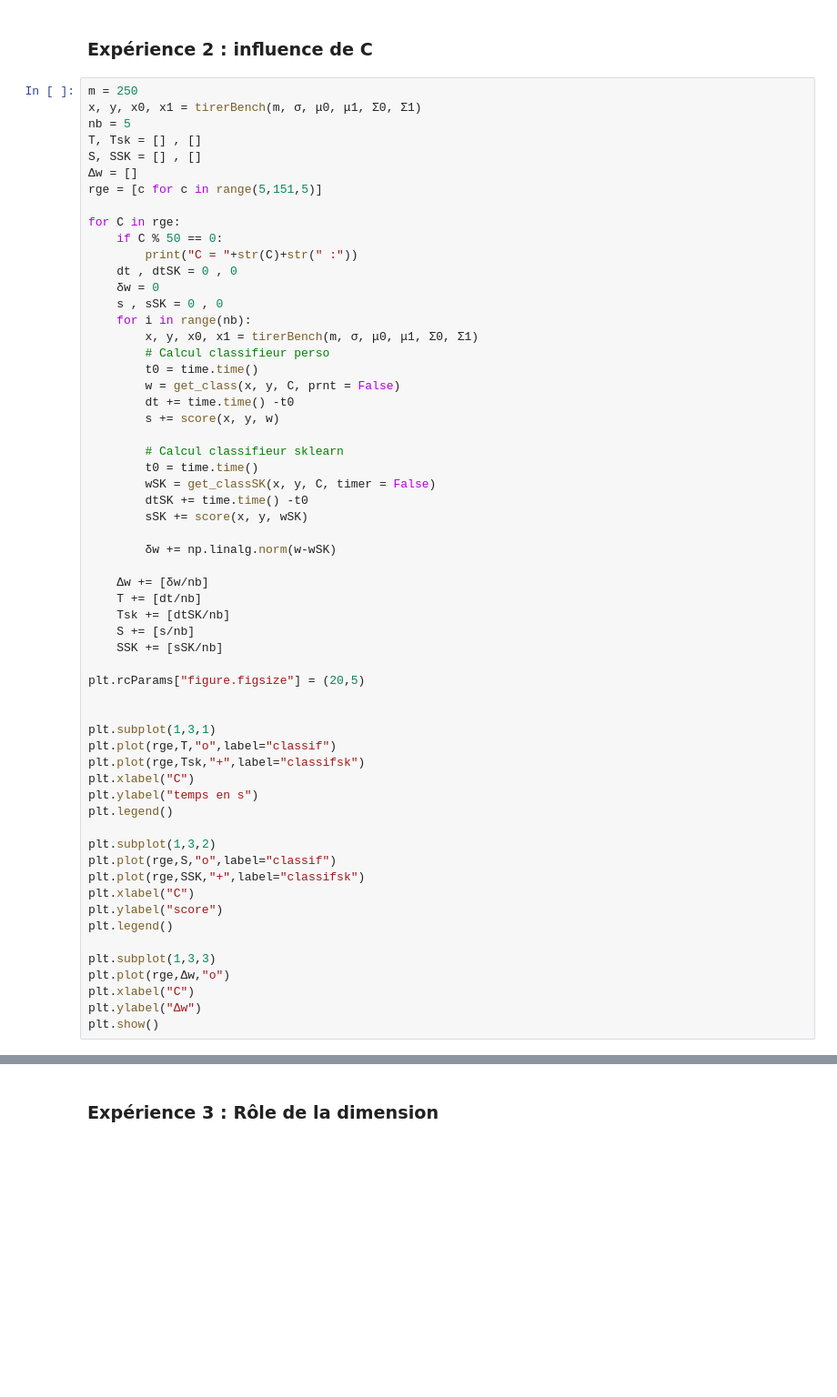
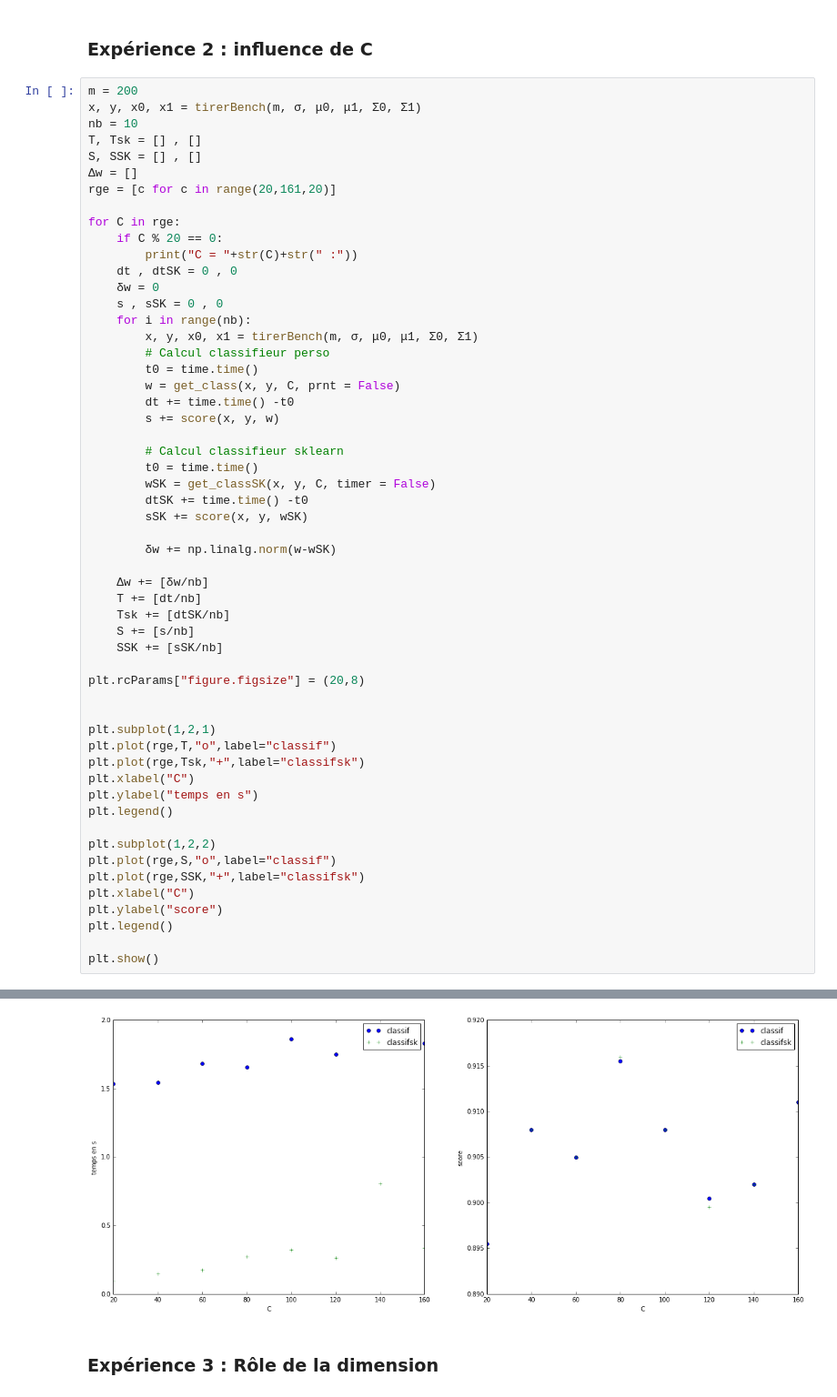
Before and after one commit to Meleagant/SVM, a Jupyter notebook: projet.ipynb, the cells around one changed output, grey strips where cells are left out. Shown: that part at 91% size. Drawn from its saved outputs; the diff is of its cells as text; blank space fills up the shorter version.

```diff
--- a/projet.ipynb
+++ b/projet.ipynb
@@ -745,16 +745,16 @@ KeyboardInterrupt:
 # %% [markdown]
 ### Expérience 2 : influence de C
 # %%
-m = 250
+m = 200
 x, y, x0, x1 = tirerBench(m, σ, μ0, μ1, Σ0, Σ1)
-nb = 5
+nb = 10
 T, Tsk = [] , []
 S, SSK = [] , []
 Δw = []
-rge = [c for c in range(5,151,5)]
+rge = [c for c in range(20,161,20)]
 
 for C in rge:
-    if C % 50 == 0:
+    if C % 20 == 0:
         print("C = "+str(C)+str(" :"))
     dt , dtSK = 0 , 0
     δw = 0
@@ -781,25 +781,22 @@ for C in rge:
     S += [s/nb]
     SSK += [sSK/nb]
 
-plt.rcParams["figure.figsize"] = (20,5)
+plt.rcParams["figure.figsize"] = (20,8)
 
 
-plt.subplot(1,3,1)
+plt.subplot(1,2,1)
 plt.plot(rge,T,"o",label="classif")
 plt.plot(rge,Tsk,"+",label="classifsk")
 plt.xlabel("C")
 plt.ylabel("temps en s")
 plt.legend()
 
-plt.subplot(1,3,2)
+plt.subplot(1,2,2)
 plt.plot(rge,S,"o",label="classif")
 plt.plot(rge,SSK,"+",label="classifsk")
 plt.xlabel("C")
 plt.ylabel("score")
 plt.legend()
 
-plt.subplot(1,3,3)
-plt.plot(rge,Δw,"o")
-plt.xlabel("C")
-plt.ylabel("Δw")
 plt.show()
+# %% [output]
@@ -806,3 +811,4 @@ plt.show()
+[figure, added]
 # %% [markdown]
 ### Expérience 3 : Rôle de la dimension
 # %%
```
Also changed, not shown: parts of 4 cells of this notebook.
